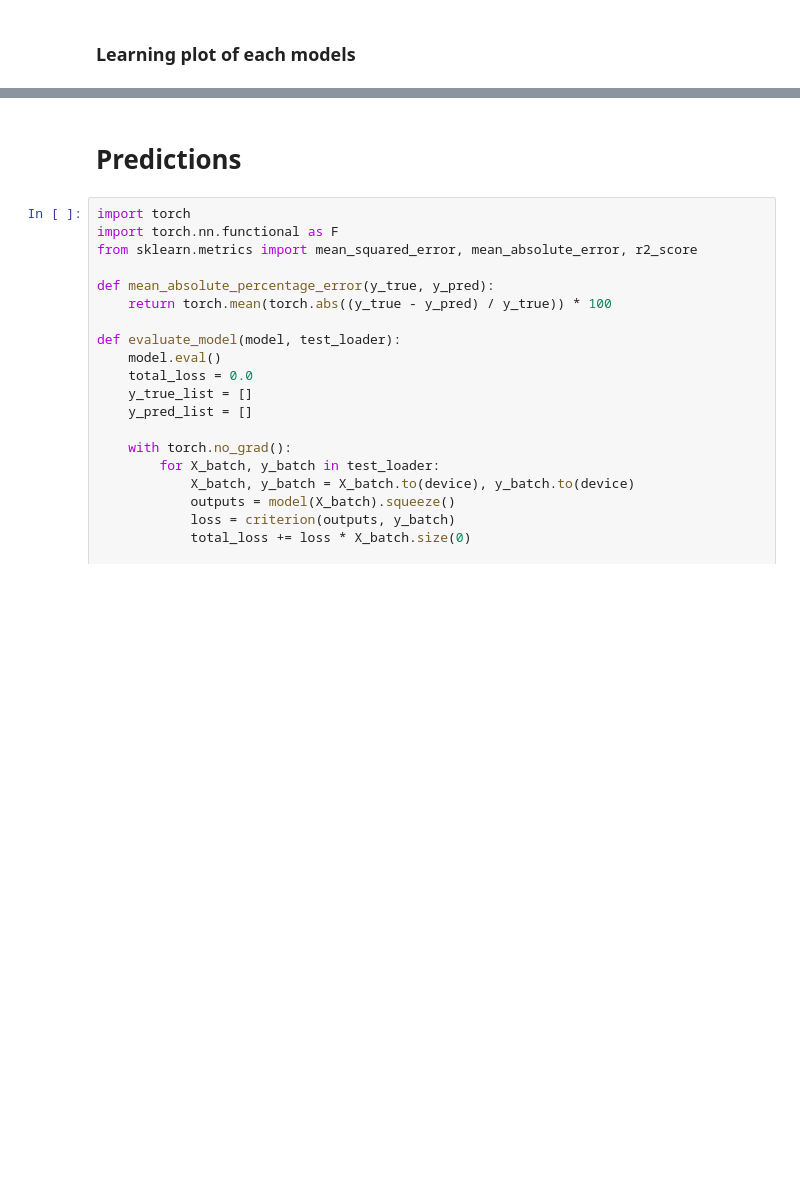
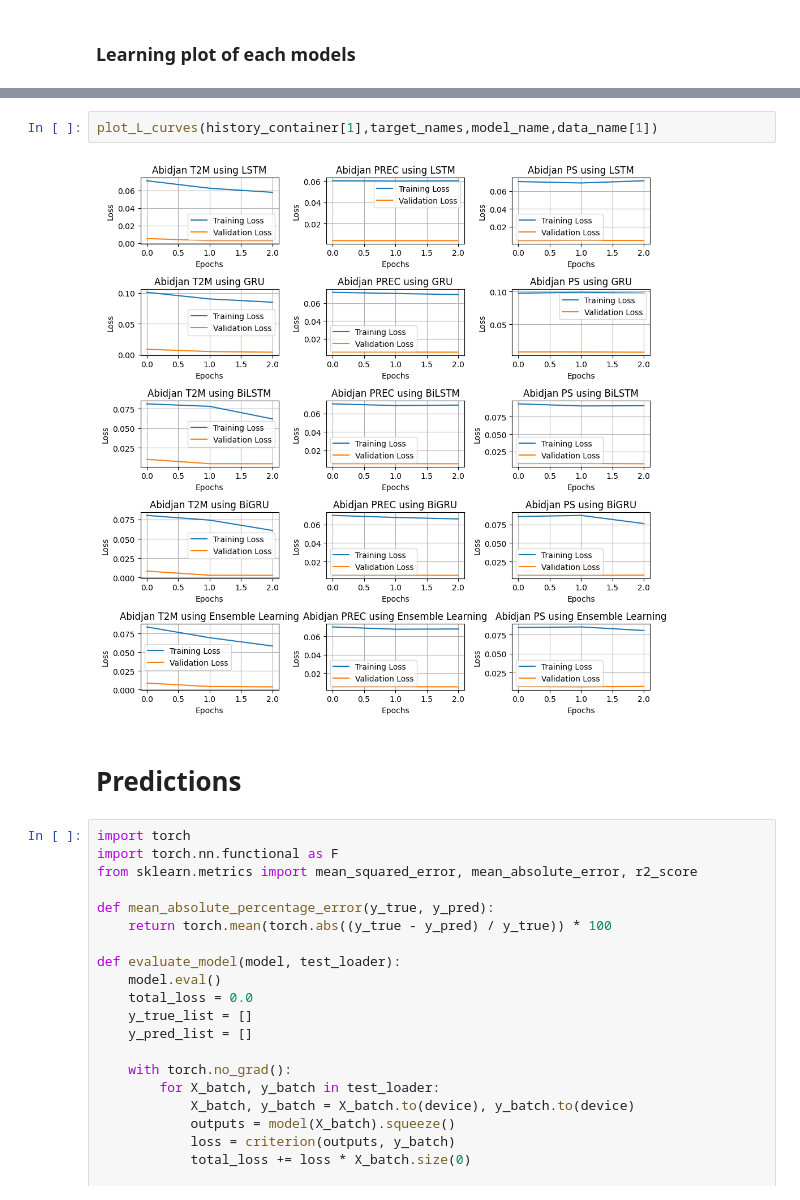
Before and after one commit to AngeClementAkazan/Deep-Learning-for-Weather-Prediction, a Jupyter notebook: notebooks/Temperature/LSTM_Temperature_Forecasting.ipynb, the cells around one changed output, grey strips where cells are left out. Drawn from its saved outputs; the diff is of its cells as text; blank space fills up the shorter version.

```diff
--- a/notebooks/Temperature/LSTM_Temperature_Forecasting.ipynb
+++ b/notebooks/Temperature/LSTM_Temperature_Forecasting.ipynb
@@ -704,3 +705,7 @@ plt.show()
+# %%
+plot_L_curves(history_container[1],target_names,model_name,data_name[1])
+# %% [output]
+[figure, added]
 # %% [markdown]
 # Predictions
 # %%
```
Also changed, not shown: parts of 20 cells of this notebook.
